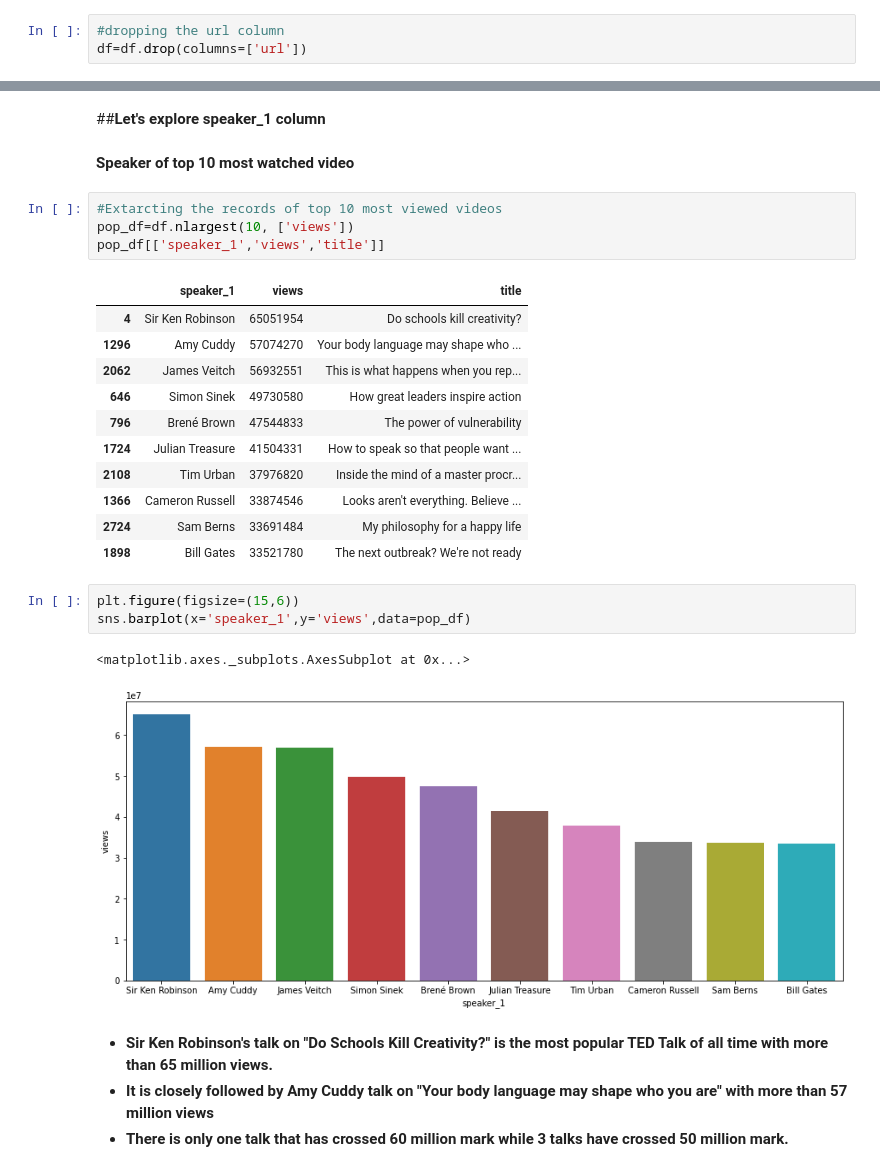
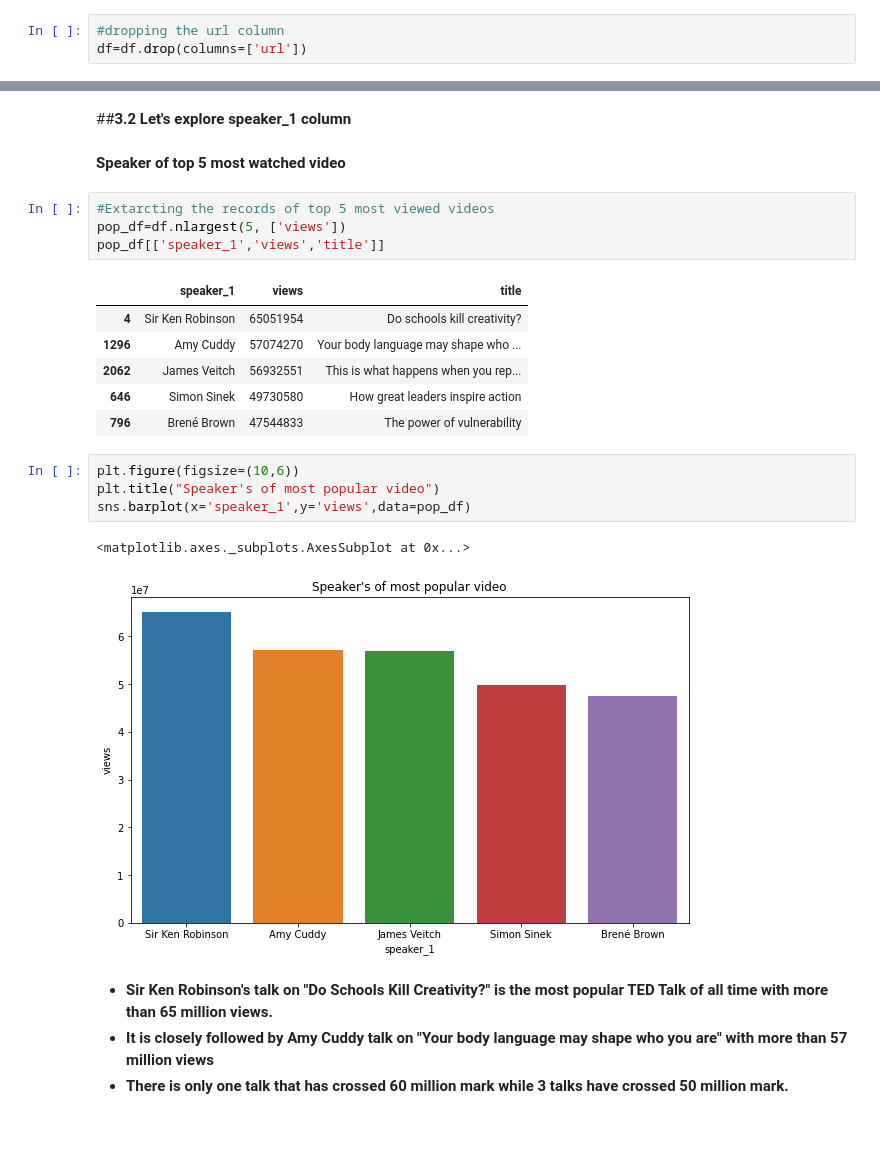
Before and after one commit to BhanuPShahi/TED-talk-views-prediction, a Jupyter notebook: Ted_Talk_Views_Prediction_Bhanu_P_Shahi_17_05_2021_[Team_2]_Capstone_Project_3.ipynb, the cells around one changed output, grey strips where cells are left out. Cells and saved outputs as stored; diff of their text form; blank space fills up the shorter version.

```diff
--- a/Ted_Talk_Views_Prediction_Bhanu_P_Shahi_17_05_2021_[Team_2]_Capstone_Project_3.ipynb
+++ b/Ted_Talk_Views_Prediction_Bhanu_P_Shahi_17_05_2021_[Team_2]_Capstone_Project_3.ipynb
@@ -127,10 +184,10 @@ Index(['talk_id', 'title', 'speaker_1', 'all_speakers', 'occupations',
 # %% [markdown]
-##**Let's explore speaker_1 column**
+##**3.2 Let's explore speaker_1 column**
 # %% [markdown]
-**Speaker of top 10 most watched video**
+**Speaker of top 5 most watched video**
 # %%
-#Extarcting the records of top 10 most viewed videos
-pop_df=df.nlargest(10, ['views'])
+#Extarcting the records of top 5 most viewed videos
+pop_df=df.nlargest(5, ['views'])
 pop_df[['speaker_1','views','title']]
 # %% [output]
 |  | speaker_1 | views | title |
@@ -139,17 +196,13 @@ pop_df[['speaker_1','views','title']]
 | 2062 | James Veitch | 56932551 | This is what happens when you rep... |
 | 646 | Simon Sinek | 49730580 | How great leaders inspire action |
 | 796 | Brené Brown | 47544833 | The power of vulnerability |
-| 1724 | Julian Treasure | 41504331 | How to speak so that people want ... |
-| 2108 | Tim Urban | 37976820 | Inside the mind of a master procr... |
-| 1366 | Cameron Russell | 33874546 | Looks aren't everything. Believe ... |
-| 2724 | Sam Berns | 33691484 | My philosophy for a happy life |
-| 1898 | Bill Gates | 33521780 | The next outbreak? We're not ready |
 # %%
-plt.figure(figsize=(15,6))
+plt.figure(figsize=(10,6))
+plt.title("Speaker's of most popular video")
 sns.barplot(x='speaker_1',y='views',data=pop_df)
 # %% [output]
 <matplotlib.axes._subplots.AxesSubplot at 0x...>
-[figure, old version]
+[figure, new version]
 # %% [markdown]
 * **Sir Ken Robinson's talk on "Do Schools Kill Creativity?" is the most popular TED Talk of all time with more than 65 million views.**
 * **It is closely followed by Amy Cuddy talk on "Your body language may shape who you are" with more than 57 million views**
```
Also changed, not shown: parts of 183 cells of this notebook.
